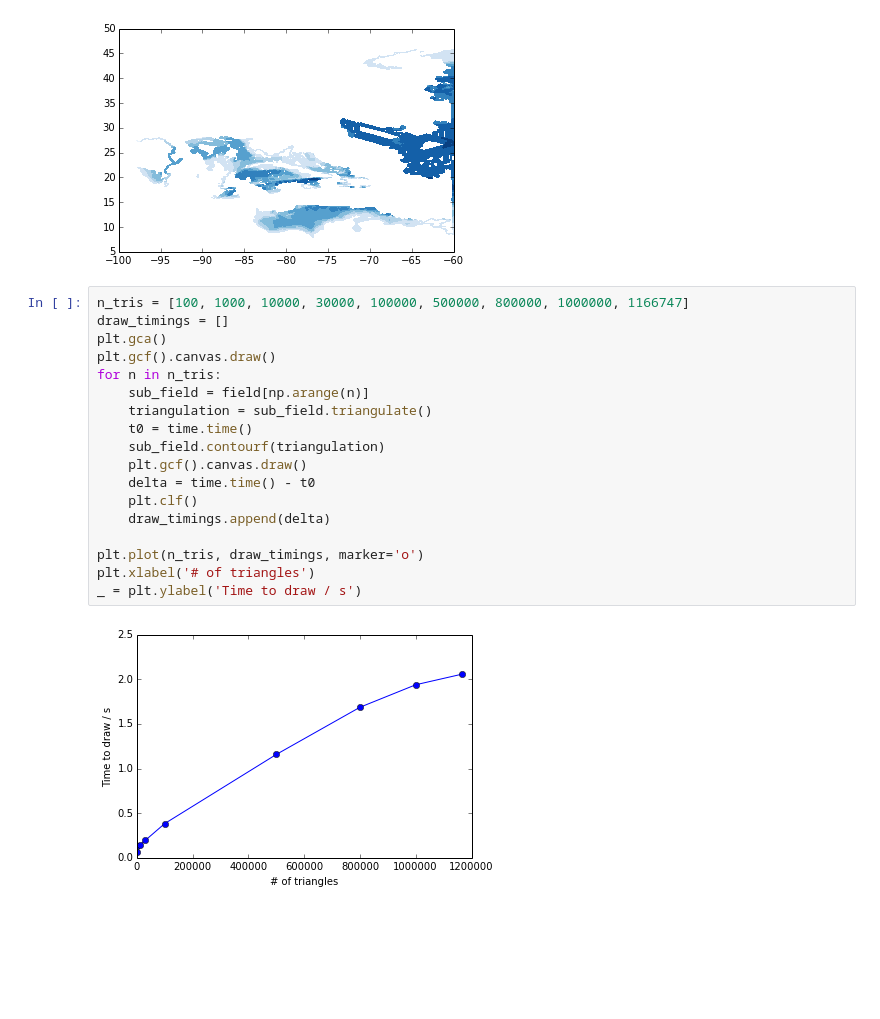
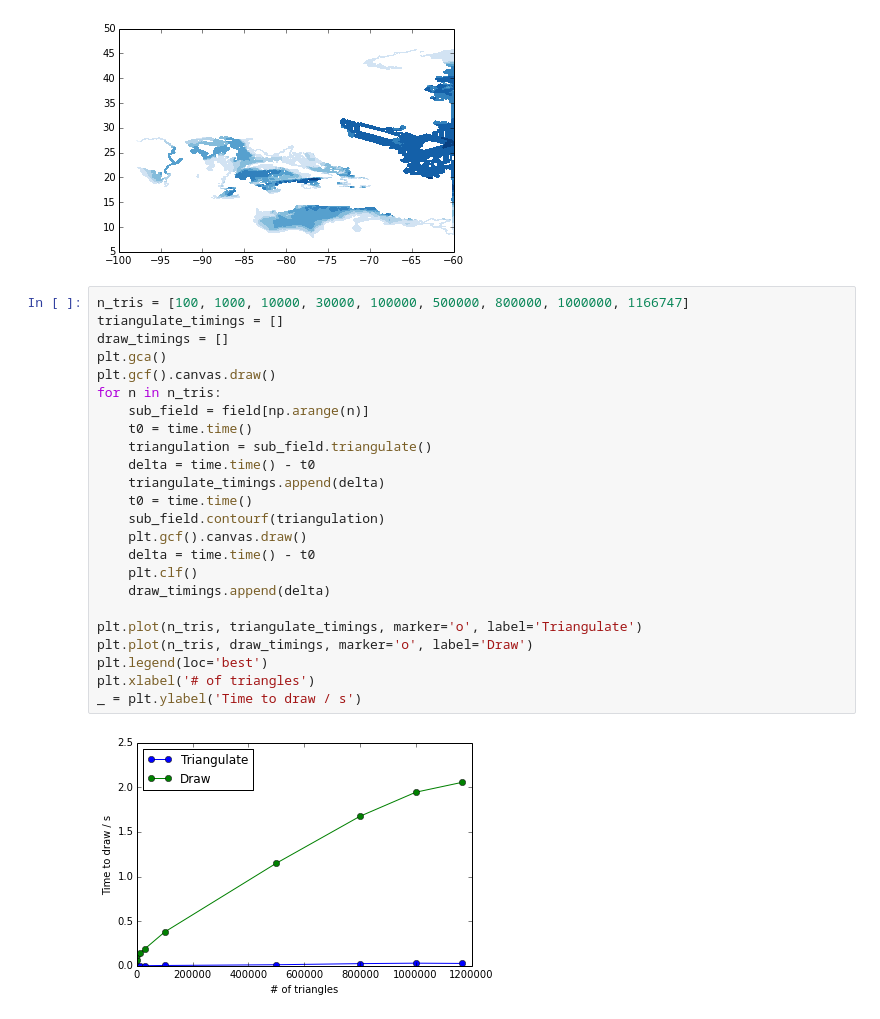
Before and after one commit to rhattersley/fictional-spoon, a Jupyter notebook: plotting.ipynb, the cells around one changed output. Cells and saved outputs as stored; diff of their text form; blank space fills up the shorter version.

Commit message:
Include triangulation in timings.

```diff
--- a/plotting.ipynb
+++ b/plotting.ipynb
@@ -80,21 +80,27 @@ sub_field.contourf(triangulation)
 [figure]
 # %%
 n_tris = [100, 1000, 10000, 30000, 100000, 500000, 800000, 1000000, 1166747]
+triangulate_timings = []
 draw_timings = []
 plt.gca()
 plt.gcf().canvas.draw()
 for n in n_tris:
     sub_field = field[np.arange(n)]
+    t0 = time.time()
     triangulation = sub_field.triangulate()
+    delta = time.time() - t0
+    triangulate_timings.append(delta)
     t0 = time.time()
     sub_field.contourf(triangulation)
     plt.gcf().canvas.draw()
     delta = time.time() - t0
     plt.clf()
     draw_timings.append(delta)
 
-plt.plot(n_tris, draw_timings, marker='o')
+plt.plot(n_tris, triangulate_timings, marker='o', label='Triangulate')
+plt.plot(n_tris, draw_timings, marker='o', label='Draw')
+plt.legend(loc='best')
 plt.xlabel('# of triangles')
 _ = plt.ylabel('Time to draw / s')
 # %% [output]
-[figure, old version]
+[figure, new version]
```
